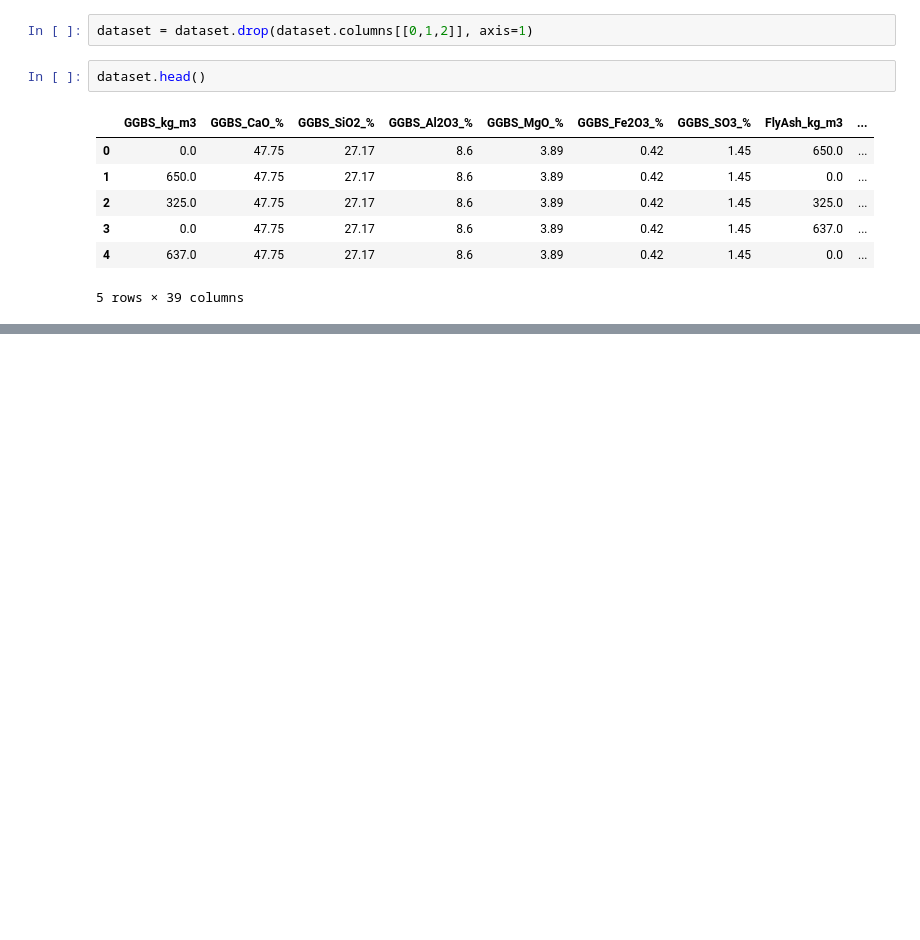
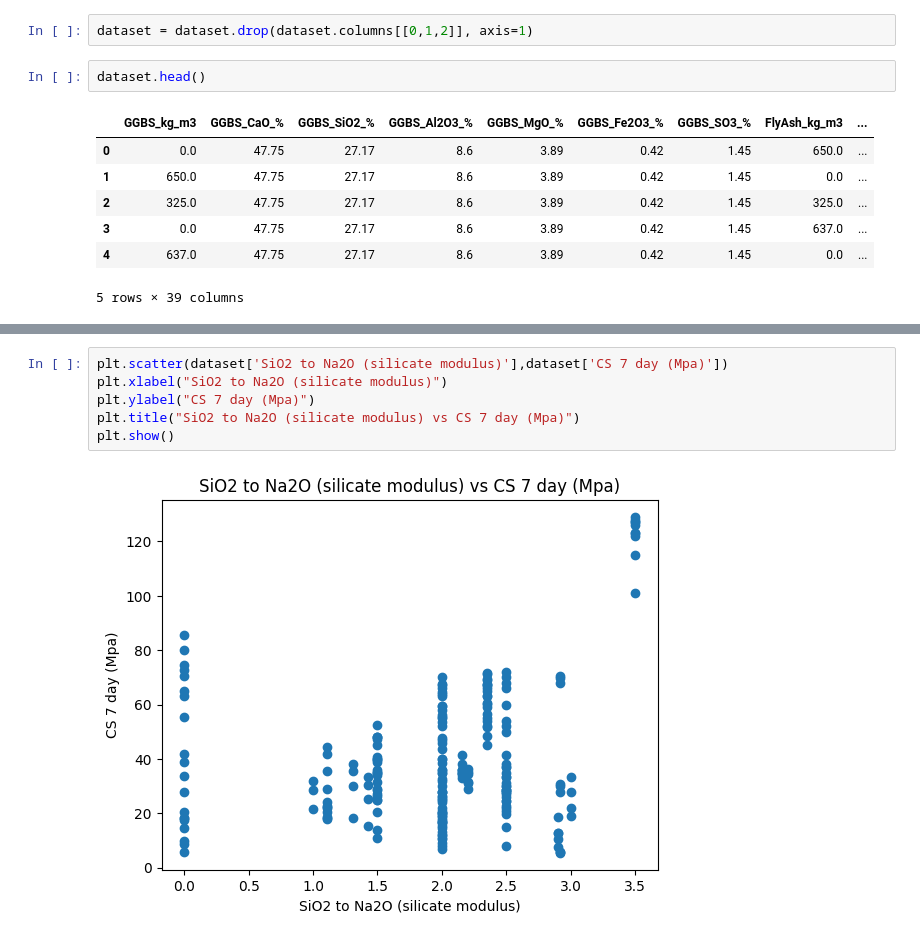
Before and after one commit to Prayash1432/Capstone-Final, a Jupyter notebook: Code.ipynb, the cells around one changed output, grey strips where cells are left out. Drawn from its saved outputs; the diff is of its cells as text; blank space fills up the shorter version.

```diff
--- a/Code.ipynb
+++ b/Code.ipynb
@@ -47,0 +48,8 @@ plt.show()
+# %%
+plt.scatter(dataset['SiO2 to Na2O (silicate modulus)'],dataset['CS 7 day (Mpa)'])
+plt.xlabel("SiO2 to Na2O (silicate modulus)")
+plt.ylabel("CS 7 day (Mpa)")
+plt.title("SiO2 to Na2O (silicate modulus) vs CS 7 day (Mpa)")
+plt.show()
+# %% [output]
+[figure, added]
```
Also changed, not shown: parts of 13 cells of this notebook.
